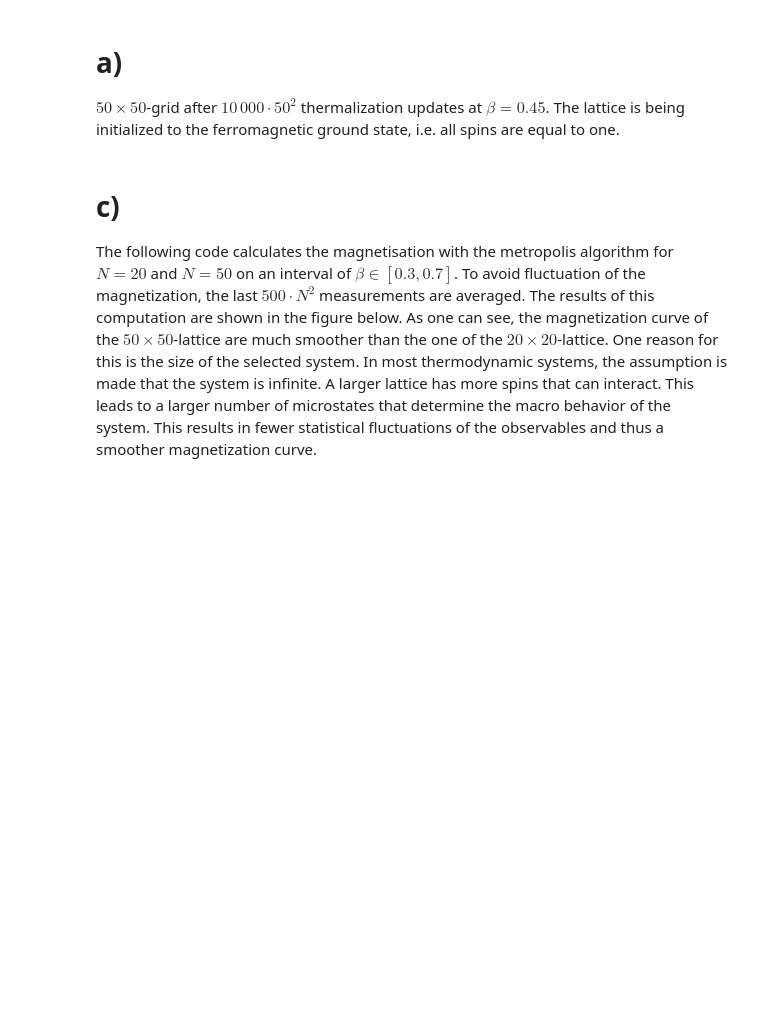
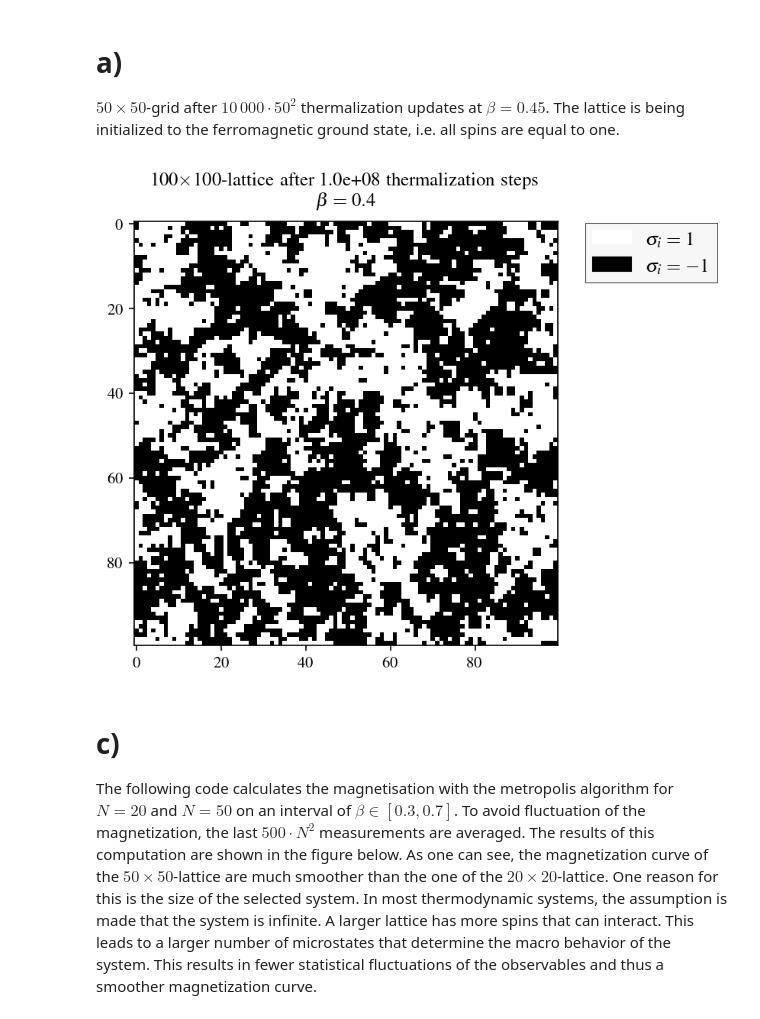
Before and after one commit to dantona02/metropolis, a Jupyter notebook: metropolis.ipynb, the cells around one changed output. Cells and saved outputs as stored; diff of their text form; code cells hidden in the pictures; blank space fills up the shorter version.

```diff
--- a/metropolis.ipynb
+++ b/metropolis.ipynb
@@ -63,14 +64,22 @@ class isingmodel:
 
         return total_spin, total_energy, arr_spin, mag_squared
 
-    def plot(self, cmap, times, beta, save=False):
-        fig, axes = plt.subplots(dpi=150)
+    def plot(self, equilibrium, cmap, times, beta, save=False):
+        fig, ax = plt.subplots(dpi=150)
         plt.rcParams["font.family"] = "times"
         plt.rcParams["text.usetex"] = True
         plt.title(fr'{self.N}$\times${self.N}-lattice after {times:.1e} thermalization steps' + '\n' + rf'$\beta={beta}$', fontsize=12, pad=10)
-        plt.imshow(equilibrium, cmap=cmap)
+        ax.imshow(equilibrium, cmap=cmap, interpolation='none')
+        white_patch = mpatches.Patch(color='white', label=r'$\sigma_i=1$')
+        black_patch = mpatches.Patch(color='black', label=r'$\sigma_i=-1$')
+
+        legend = ax.legend(handles=[white_patch, black_patch], loc="upper right", bbox_to_anchor=(1.4, 1.02), fancybox=False, edgecolor='black', fontsize=12, facecolor='whitesmoke')
+        legend.set_zorder(10)
+        legend.get_frame().set_linewidth(0.5)
+        plt.show()
         if save:
-            fig.savefig(f"/Users/danielmiksch/Downloads/{self.N}by{self.N}_grid.pdf")
+            fig.tight_layout()
+            fig.savefig(f"/Users/danielmiksch/Downloads/{self.N}by{self.N}_grid.png")
 
     def magnetization(self, spins):
         return spins / self.N ** 2
@@ -81,16 +90,18 @@ class isingmodel:
 # a)
 $50\times 50$-grid after $10\,000\cdot 50^2$ thermalization updates at $\beta=0.45$. The lattice is being initialized to the ferromagnetic ground state, i.e. all spins are equal to one.
 # %%
-N = 50
-steps = 25e6
-beta = 0.45
+N = 100
+steps = 100e6
+beta = 0.4
 model = isingmodel(N=N)
 spin_grid = model.grid()
 energy = model.get_energy(spin_grid)
 # %%
-spins, energies, equilibrium, variance = model.metropolis(spin_grid, steps, beta, energy, N)
+spins50, energies50, equilibrium50, variance50 = model.metropolis(spin_grid, steps, beta, energy, N)
 # %%
-model.plot(cmap='binary', times=steps, beta=beta, save=False)
+model.plot(equilibrium=equilibrium50, cmap='binary', times=steps, beta=beta, save=True)
+# %% [output]
+[figure, added]
 # %% [markdown]
 # c)
 The following code calculates the magnetisation with the metropolis algorithm for $N=20$ and $N=50$ on an interval of $\beta\in [0.3,0.7]$. To avoid fluctuation of the magnetization, the last $500\cdot N^2$ measurements are averaged.
```
Also changed, not shown: parts of 2 cells of this notebook.
